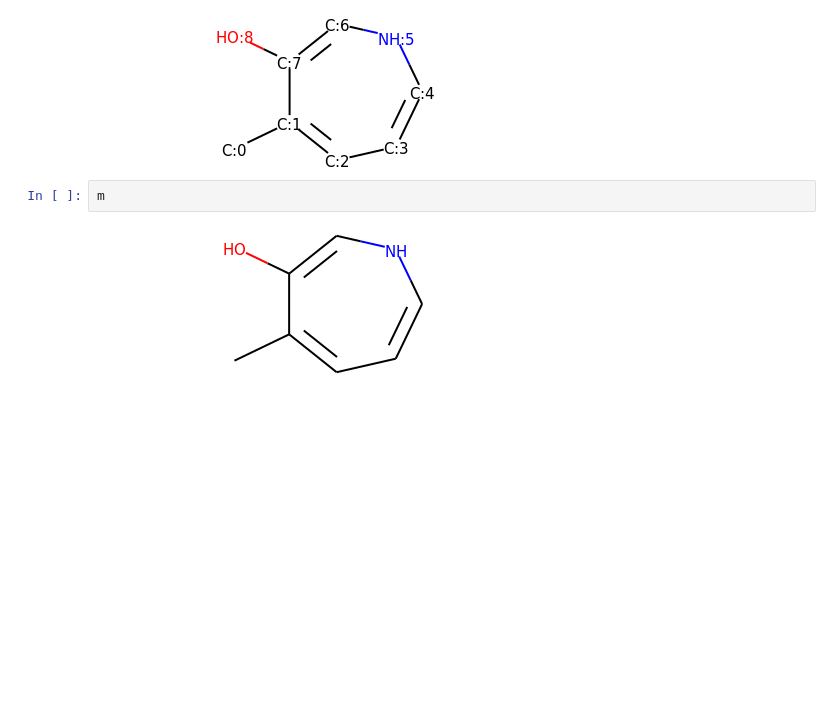
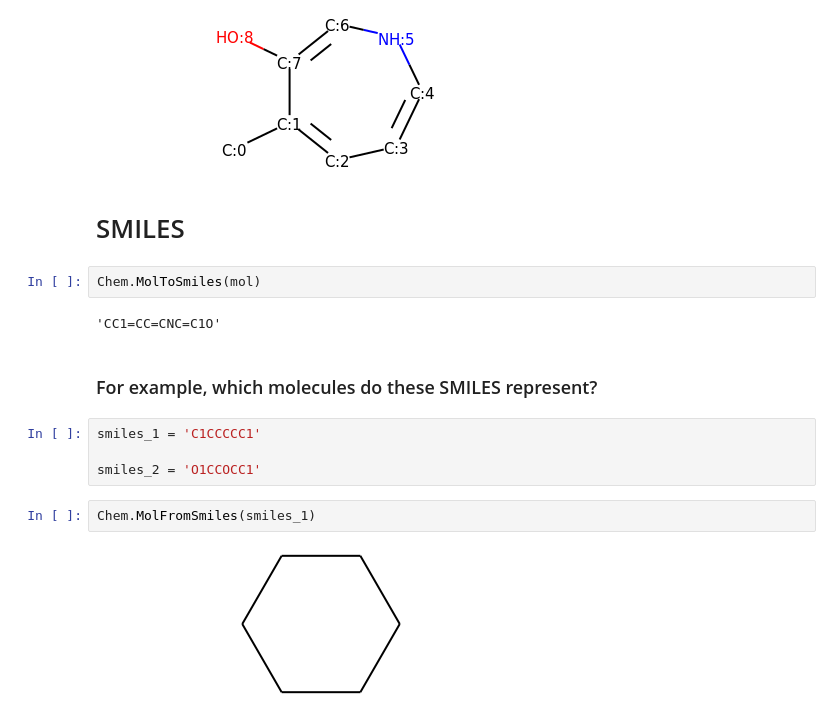
Before and after one commit to jidfiilippo/curso_dd, a Jupyter notebook: Hands_on_Jueves.ipynb, the cells around one changed output. Drawn from its saved outputs; the diff is of its cells as text; blank space fills up the shorter version.

```diff
--- a/Hands_on_Jueves.ipynb
+++ b/Hands_on_Jueves.ipynb
@@ -102,7 +96,19 @@ mm = mol_with_atom_index(m)
 mm
 # %% [output]
 [figure]
-# %%
-m
-# %% [output]
-[figure, removed]
+# %% [markdown]
+# SMILES
+# %%
+Chem.MolToSmiles(mol)
+# %% [output]
+'CC1=CC=CNC=C1O'
+# %% [markdown]
+### For example, which molecules do these SMILES represent?
+# %%
+smiles_1 = 'C1CCCCC1'
+
+smiles_2 = 'O1CCOCC1'
+# %%
+Chem.MolFromSmiles(smiles_1)
+# %% [output]
+[figure, added]
```
Also changed, not shown: parts of 65 cells of this notebook.
